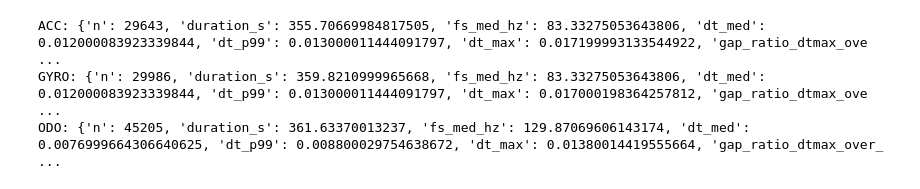
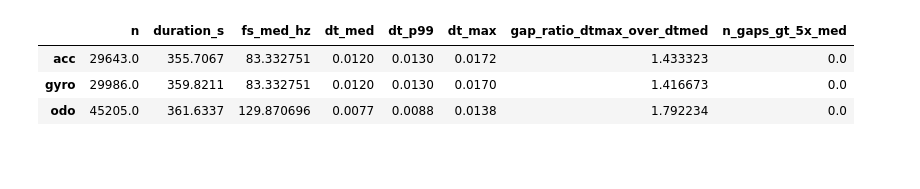
Before and after one commit to Pratyush2012/BSC_Thesis_intrinsic_sensor_analysis, a Jupyter notebook: notebooks/01_qc.ipynb, the cells around one changed output. Saved outputs shown, nothing was run; the diff lists cells and outputs as text; code cells hidden in the pictures; blank space fills up the shorter version.

```diff
--- a/notebooks/01_qc.ipynb
+++ b/notebooks/01_qc.ipynb
@@ -75,0 +17,11 @@ acc.head(), gyro.head(), odo.head()
+# %%
+# Pick one run for QC
+RUN_DIR = PROJECT_ROOT / 'data' / 'raw' / 'test' / 'log_20260209_125910.654'
+run = load_run(RUN_DIR, include_pose=False)
+acc, gyro, odo = run.acc, run.gyro, run.odo
+
+print('Run:', run.run_id)
+for name, df in [('acc', acc), ('gyro', gyro), ('odo', odo)]:
+    print(f'{name}: n={len(df)}, t_rel=[{df.t_rel.min():.3f}, {df.t_rel.max():.3f}] s')
+
+acc.head(), gyro.head(), odo.head()
@@ -76,23 +51,35 @@ acc.head(), gyro.head(), odo.head()
 # %%
-def qc(df, tcol="t_rel"):
+def qc(df, tcol='t_rel'):
+    if len(df) < 2:
+        return {'n': int(len(df)), 'error': 'not enough samples'}
+
     dt = df[tcol].diff().dropna().to_numpy()
-    med = np.median(dt)
+    dt = dt[np.isfinite(dt)]
+    if dt.size == 0:
+        return {'n': int(len(df)), 'error': 'invalid dt values'}
+
+    med = float(np.median(dt))
+    fs = float(1.0 / med) if med > 0 else float('nan')
     return {
-        "n": len(df),
-        "duration_s": float(df[tcol].iloc[-1] - df[tcol].iloc[0]),
-        "fs_med_hz": float(1.0 / med),
-        "dt_med": float(med),
-        "dt_p99": float(np.quantile(dt, 0.99)),
-        "dt_max": float(dt.max()),
-        "gap_ratio_dtmax_over_dtmed": float(dt.max() / med),
-        "n_gaps_gt_5x_med": int(np.sum(dt > 5 * med)),
+        'n': int(len(df)),
+        'duration_s': float(df[tcol].iloc[-1] - df[tcol].iloc[0]),
+        'fs_med_hz': fs,
+        'dt_med': med,
+        'dt_p99': float(np.quantile(dt, 0.99)),
+        'dt_max': float(dt.max()),
+        'gap_ratio_dtmax_over_dtmed': float(dt.max() / med) if med > 0 else float('inf'),
+        'n_gaps_gt_5x_med': int(np.sum(dt > 5 * med)) if med > 0 else int(dt.size),
     }
 
-print("ACC:", qc(acc, tcol="t_rel"))
-print("GYRO:", qc(gyro, tcol="t_rel"))
-print("ODO:", qc(odo, tcol="t_rel"))
+qc_report = {
+    'acc': qc(acc),
+    'gyro': qc(gyro),
+    'odo': qc(odo),
+}
+pd.DataFrame(qc_report).T
 # %% [output]
-ACC: {'n': 29643, 'duration_s': 355.70669984817505, 'fs_med_hz': 83.33275053643806, 'dt_med': 0.012000083923339844, 'dt_p99': 0.013000011444091797, 'dt_max': 0.017199993133544922, 'gap_ratio_dtmax_ove ...
-GYRO: {'n': 29986, 'duration_s': 359.8210999965668, 'fs_med_hz': 83.33275053643806, 'dt_med': 0.012000083923339844, 'dt_p99': 0.013000011444091797, 'dt_max': 0.017000198364257812, 'gap_ratio_dtmax_ove ...
-ODO: {'n': 45205, 'duration_s': 361.63370013237, 'fs_med_hz': 129.87069606143174, 'dt_med': 0.0076999664306640625, 'dt_p99': 0.008800029754638672, 'dt_max': 0.01380014419555664, 'gap_ratio_dtmax_over_ ...
+|  | n | duration_s | fs_med_hz | dt_med | dt_p99 | dt_max | gap_ratio_dtmax_over_dtmed | n_gaps_gt_5x_med |
+| acc | 29643.0 | 355.7067 | 83.332751 | 0.0120 | 0.0130 | 0.0172 | 1.433323 | 0.0 |
+| gyro | 29986.0 | 359.8211 | 83.332751 | 0.0120 | 0.0130 | 0.0170 | 1.416673 | 0.0 |
+| odo | 45205.0 | 361.6337 | 129.870696 | 0.0077 | 0.0088 | 0.0138 | 1.792234 | 0.0 |
 # %%
```
Also changed, not shown: parts of 12 cells of this notebook.
